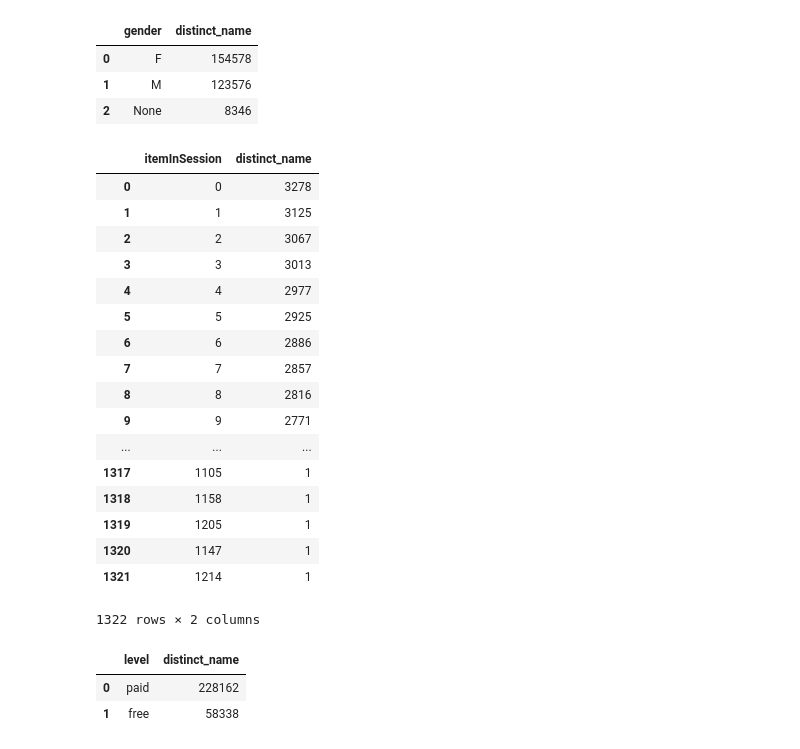
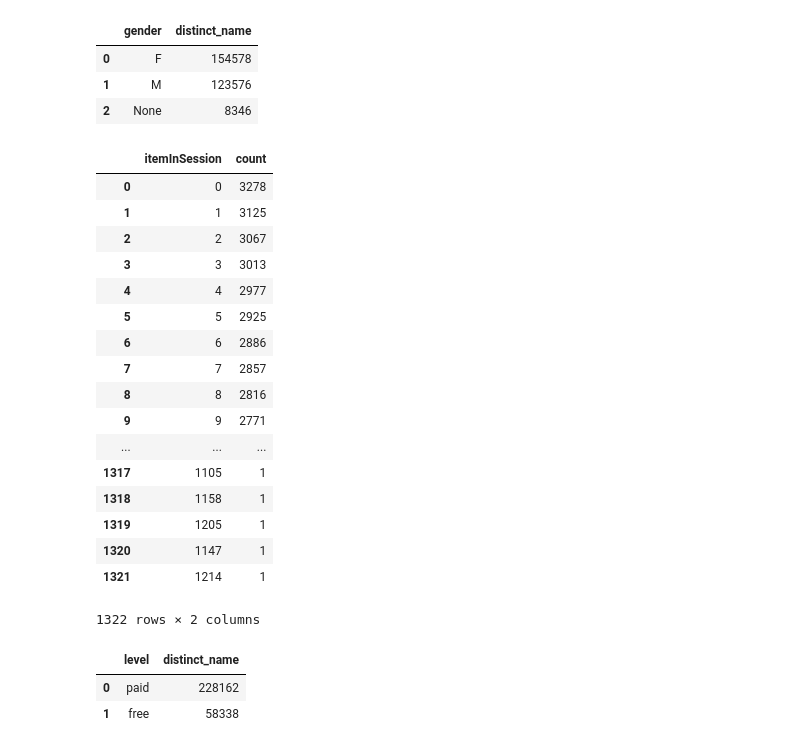
Before and after one commit to nealedenton/Udacity_Sparkify, a Jupyter notebook: Sparkify.ipynb, the cells around one changed output. Cells and saved outputs as stored; diff of their text form; code cells hidden in the pictures.

```diff
--- a/Sparkify.ipynb
+++ b/Sparkify.ipynb
@@ -179,9 +185,9 @@ user_log.groupBy("gender").count().withColumnRenamed("count","distinct_name").so
 | 2 | None | 8346 |
 # %%
 ##Look at the top  itemInSession
-user_log.groupBy("itemInSession").count().withColumnRenamed("count","distinct_name").sort(desc("count")).toPandas()
+user_log.groupBy("itemInSession").count().withColumnRenamed("count","count").sort(desc("count")).toPandas()
 # %% [output]
-|  | itemInSession | distinct_name |
+|  | itemInSession | count |
 | 0 | 0 | 3278 |
 | 1 | 1 | 3125 |
 | 2 | 2 | 3067 |
```
Also changed, not shown: parts of 25 cells of this notebook.
